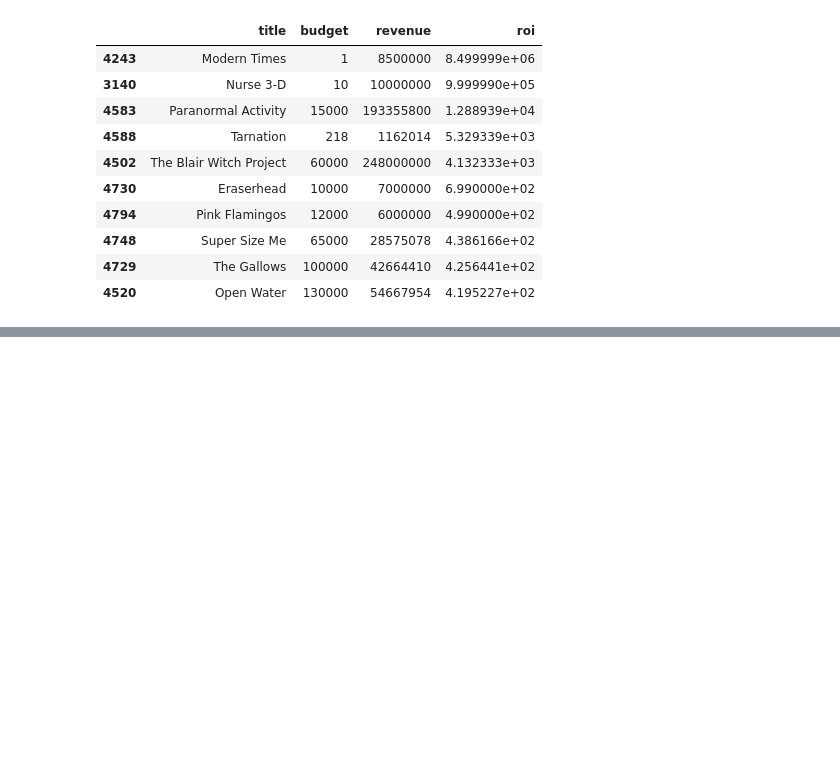
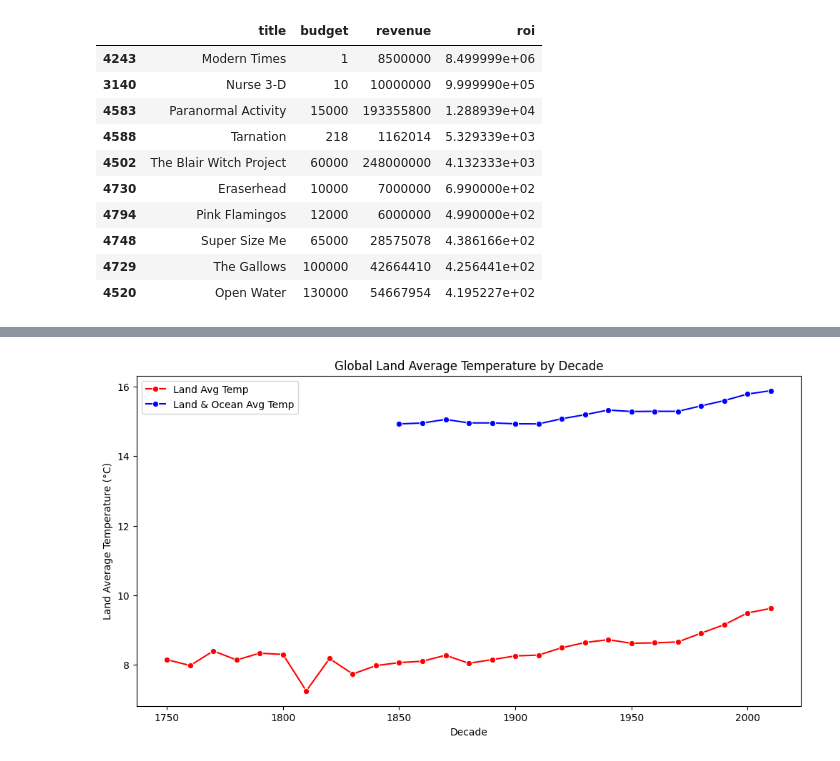
Before and after one commit to lalit1511/EDA_Projects, a Jupyter notebook: Practice.ipynb, the cells around one changed output, grey strips where cells are left out. Drawn from its saved outputs; the diff is of its cells as text; code cells hidden in the pictures; blank space fills up the shorter version.

```diff
--- a/Practice.ipynb
+++ b/Practice.ipynb
@@ -667,0 +758,18 @@ KeyError: "['roi'] not in index"
+# %%
+from itertools import groupby
+# Create a 'Decade' column
+df['Decade']=(df['dt'].dt.year//10)*10
+
+# Group by Decade and calculate mean temperature
+decade_avg=df.groupby('Decade')[['LandAverageTemperature', 'LandAndOceanAverageTemperature']].mean().reset_index()
+#plot
+plt.figure(figsize=(12,6))
+sns.lineplot(x='Decade', y='LandAverageTemperature', data=decade_avg, marker='o', label='Land Avg Temp', color='red')
+sns.lineplot(x='Decade', y='LandAndOceanAverageTemperature', data=decade_avg, marker='o', label='Land & Ocean Avg Temp', color='blue')
+plt.title('Global Land Average Temperature by Decade')
+plt.xlabel('Decade')
+plt.ylabel('Land Average Temperature (°C)')
+plt.legend()
+plt.show()
+# %% [output]
+[figure, added]
```
Also changed, not shown: parts of 17 cells of this notebook.
